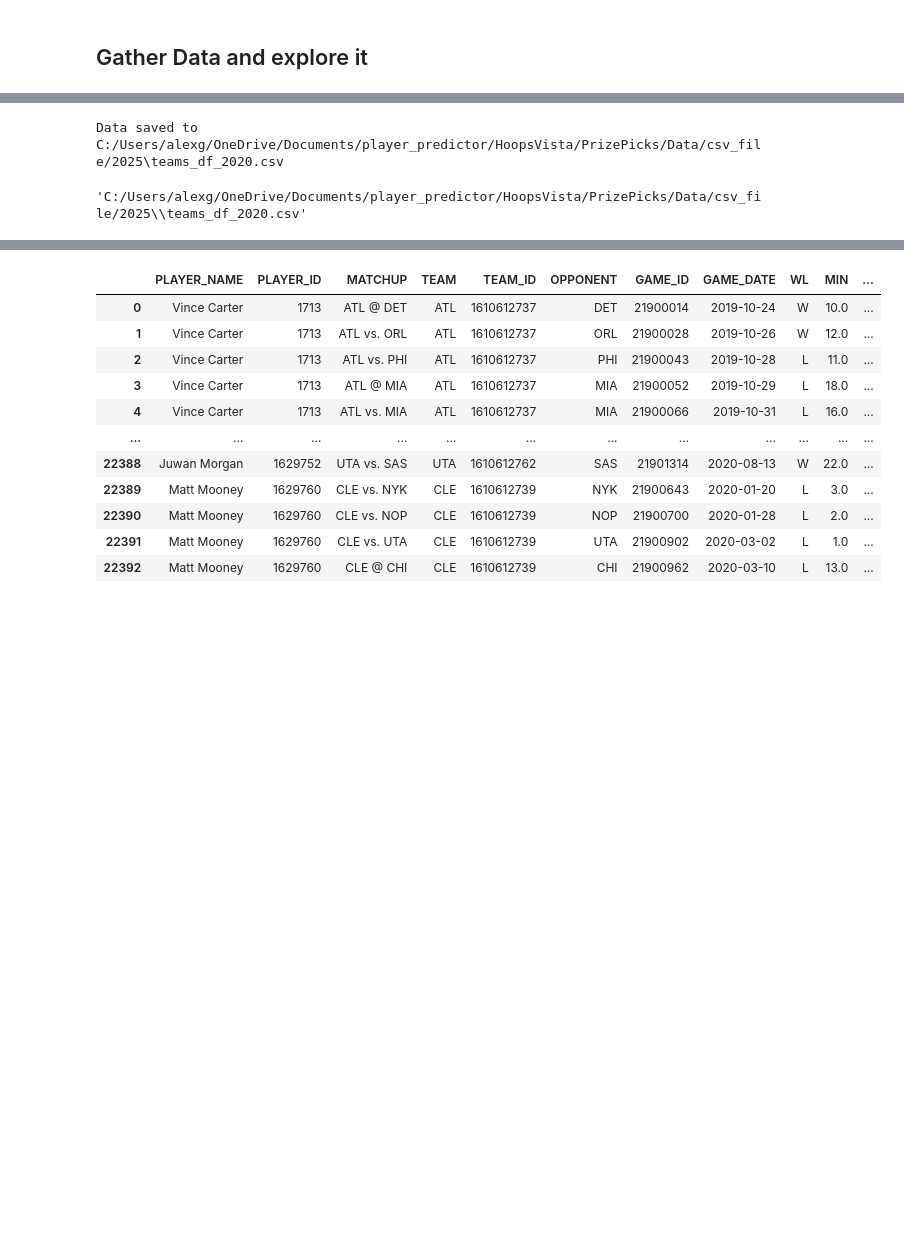
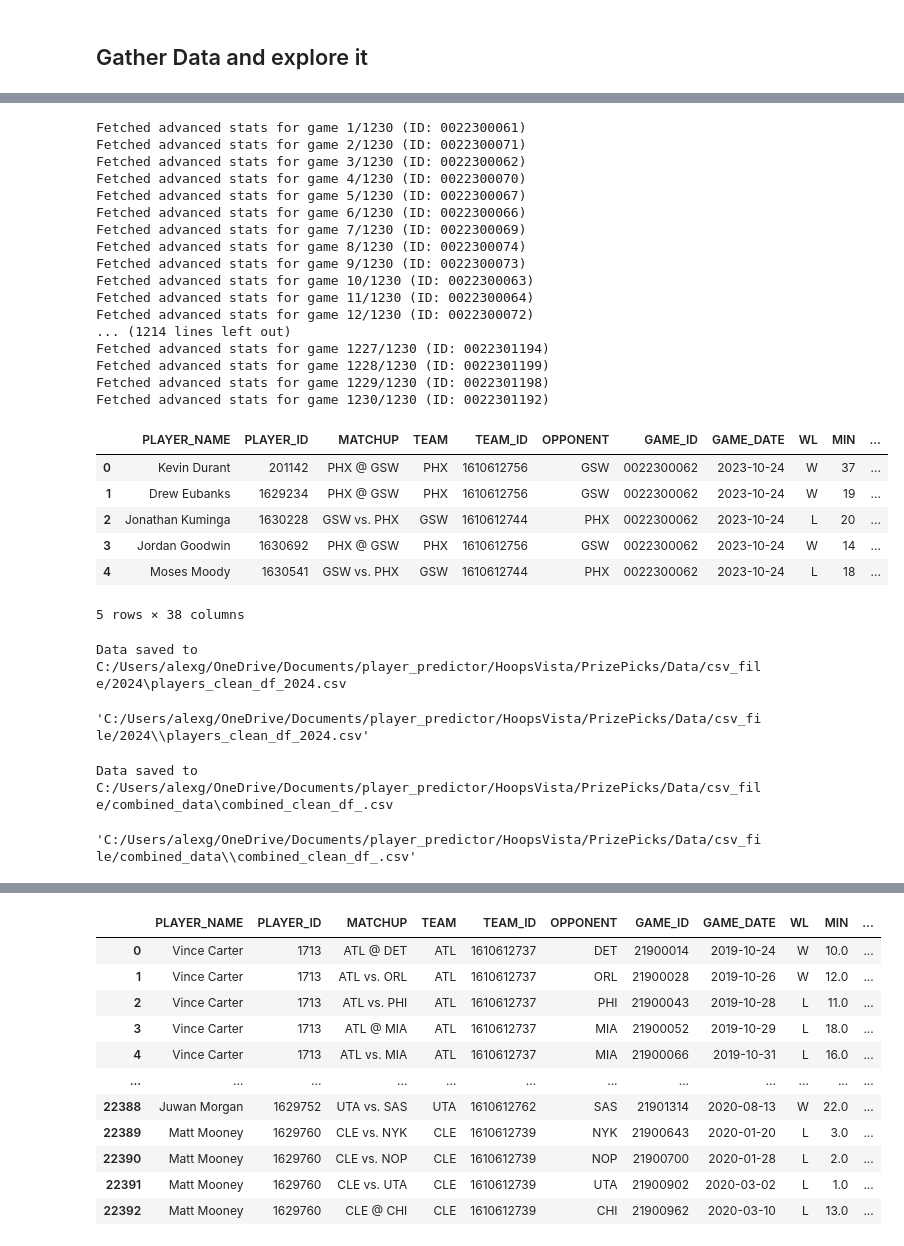
Before and after one commit to spon7ge/HoopsVista, a Jupyter notebook: PrizePicks/PlayerFunctions/TESTING.ipynb, the cells around one changed output, grey strips where cells are left out. Saved outputs shown, nothing was run; the diff lists cells and outputs as text; code cells hidden in the pictures; blank space fills up the shorter version.

Commit message:
made it easier to clean my data

```diff
--- a/PrizePicks/PlayerFunctions/TESTING.ipynb
+++ b/PrizePicks/PlayerFunctions/TESTING.ipynb
@@ -63,0 +61,45 @@ All team game logs have been successfully retrieved and concatenated.
+# %%
+player_data = fetch_and_process_player_stats(season='2023-24')
+adv_data = add_advanced_stats_for_player_games(player_data)
+player_data = merge_player_stats_with_advanced_data(player_data,adv_data)
+player_data.head()
+# %% [output]
+Fetched advanced stats for game 1/1230 (ID: 0022300061)
+Fetched advanced stats for game 2/1230 (ID: 0022300071)
+Fetched advanced stats for game 3/1230 (ID: 0022300062)
+Fetched advanced stats for game 4/1230 (ID: 0022300070)
+Fetched advanced stats for game 5/1230 (ID: 0022300067)
+Fetched advanced stats for game 6/1230 (ID: 0022300066)
+Fetched advanced stats for game 7/1230 (ID: 0022300069)
+Fetched advanced stats for game 8/1230 (ID: 0022300074)
+Fetched advanced stats for game 9/1230 (ID: 0022300073)
+Fetched advanced stats for game 10/1230 (ID: 0022300063)
+Fetched advanced stats for game 11/1230 (ID: 0022300064)
+Fetched advanced stats for game 12/1230 (ID: 0022300072)
+... (1214 lines left out)
+Fetched advanced stats for game 1227/1230 (ID: 0022301194)
+Fetched advanced stats for game 1228/1230 (ID: 0022301199)
+Fetched advanced stats for game 1229/1230 (ID: 0022301198)
+Fetched advanced stats for game 1230/1230 (ID: 0022301192)
+|  | PLAYER_NAME | PLAYER_ID | MATCHUP | TEAM | TEAM_ID | OPPONENT | GAME_ID | GAME_DATE | WL | MIN | ... |
+| 0 | Kevin Durant | 201142 | PHX @ GSW | PHX | 1610612756 | GSW | 0022300062 | 2023-10-24 | W | 37 | ... |
+| 1 | Drew Eubanks | 1629234 | PHX @ GSW | PHX | 1610612756 | GSW | 0022300062 | 2023-10-24 | W | 19 | ... |
+| 2 | Jonathan Kuminga | 1630228 | GSW vs. PHX | GSW | 1610612744 | PHX | 0022300062 | 2023-10-24 | L | 20 | ... |
+| 3 | Jordan Goodwin | 1630692 | PHX @ GSW | PHX | 1610612756 | GSW | 0022300062 | 2023-10-24 | W | 14 | ... |
+| 4 | Moses Moody | 1630541 | GSW vs. PHX | GSW | 1610612744 | PHX | 0022300062 | 2023-10-24 | L | 18 | ... |
+5 rows × 38 columns
+# %%
+player_data['GAME_ID'] = player_data['GAME_ID'].astype(int)
+team_data_2024['GAME_ID'] = team_data_2024['GAME_ID'].astype(int)
+player_data = merge_player_with_team(player_data,team_data_2024)
+
+player_PER(player_data)
+add_home_away_indicator(player_data)
+add_usg_pct_last_5(player_data)
+add_usg_drtg_interaction(player_data)
+# calculate_days_of_rest(player_data)
+# add_back_to_back(player_data)
+save_player_stats_to_csv(player_data, season='2024',type='players_clean',where='2024')
+# %% [output]
+Data saved to C:/Users/alexg/OneDrive/Documents/player_predictor/HoopsVista/PrizePicks/Data/csv_file/2024\players_clean_df_2024.csv
+'C:/Users/alexg/OneDrive/Documents/player_predictor/HoopsVista/PrizePicks/Data/csv_file/2024\\players_clean_df_2024.csv'
@@ -64,5 +133,5 @@ All team game logs have been successfully retrieved and concatenated.
 # %%
-save_player_stats_to_csv(team_data,season='2020',type='teams')
+save_player_stats_to_csv(seasons_concat, season='',type='combined_clean',where='combined_data')
 # %% [output]
-Data saved to C:/Users/alexg/OneDrive/Documents/player_predictor/HoopsVista/PrizePicks/Data/csv_file/2025\teams_df_2020.csv
+Data saved to C:/Users/alexg/OneDrive/Documents/player_predictor/HoopsVista/PrizePicks/Data/csv_file/combined_data\combined_clean_df_.csv
-'C:/Users/alexg/OneDrive/Documents/player_predictor/HoopsVista/PrizePicks/Data/csv_file/2025\\teams_df_2020.csv'
+'C:/Users/alexg/OneDrive/Documents/player_predictor/HoopsVista/PrizePicks/Data/csv_file/combined_data\\combined_clean_df_.csv'
```
Also changed, not shown: parts of 12 cells of this notebook, 2 other files.
